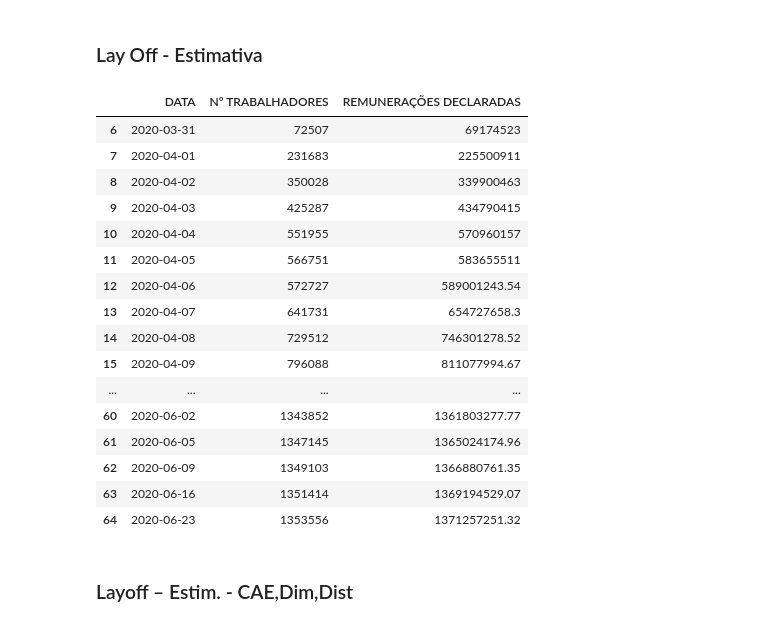
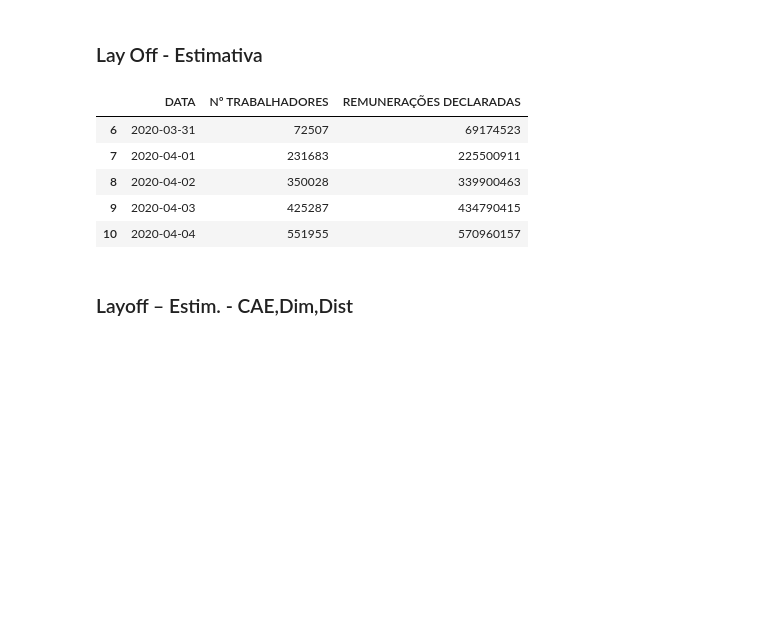
Before and after one commit to dssg-pt/dados-MTSSS, a Jupyter notebook: extra/dados/data_cleaning.ipynb, the cells around one changed output. Drawn from its saved outputs; the diff is of its cells as text; code cells hidden in the pictures; blank space fills up the shorter version.

```diff
--- a/extra/dados/data_cleaning.ipynb
+++ b/extra/dados/data_cleaning.ipynb
@@ -107,25 +96,14 @@ def layoff_data():
     df_layoff.to_csv(r'dataframes/df_layoff.csv', index = False)
     return df_layoff
 # %%
-layoff_data()
+layoff_data().head()
 # %% [output]
 |  | DATA | Nº TRABALHADORES | REMUNERAÇÕES DECLARADAS |
 | 6 | 2020-03-31 | 72507 | 69174523 |
 | 7 | 2020-04-01 | 231683 | 225500911 |
 | 8 | 2020-04-02 | 350028 | 339900463 |
 | 9 | 2020-04-03 | 425287 | 434790415 |
 | 10 | 2020-04-04 | 551955 | 570960157 |
-| 11 | 2020-04-05 | 566751 | 583655511 |
-| 12 | 2020-04-06 | 572727 | 589001243.54 |
-| 13 | 2020-04-07 | 641731 | 654727658.3 |
-| 14 | 2020-04-08 | 729512 | 746301278.52 |
-| 15 | 2020-04-09 | 796088 | 811077994.67 |
-| ... | ... | ... | ... |
-| 60 | 2020-06-02 | 1343852 | 1361803277.77 |
-| 61 | 2020-06-05 | 1347145 | 1365024174.96 |
-| 62 | 2020-06-09 | 1349103 | 1366880761.35 |
-| 63 | 2020-06-16 | 1351414 | 1369194529.07 |
-| 64 | 2020-06-23 | 1353556 | 1371257251.32 |
 # %% [markdown]
 ### Layoff – Estim. - CAE,Dim,Dist
 # %% [markdown]
```
Also changed, not shown: parts of 16 cells of this notebook.
